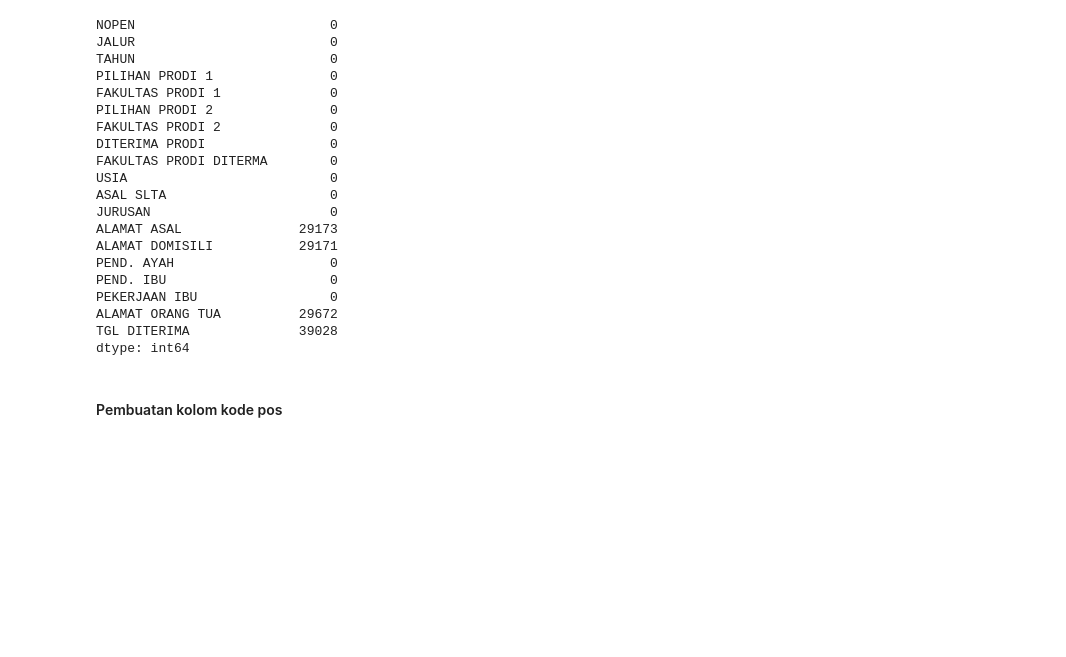
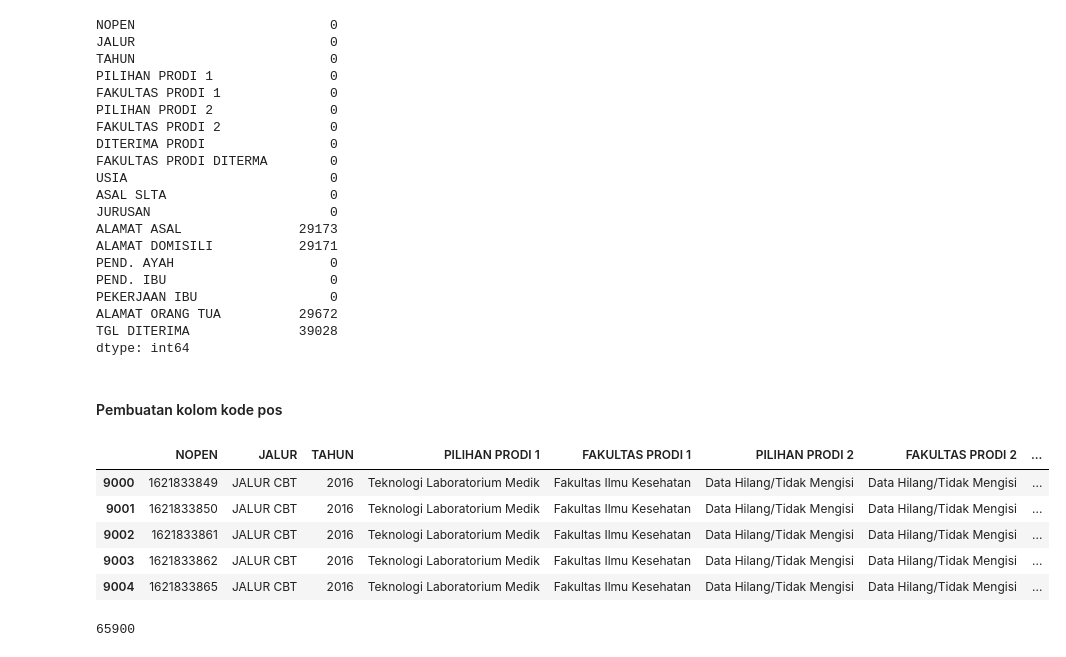
Before and after one commit to dhikaramadhansaputra/Full_Project_Data_Analyst, a Jupyter notebook: Tren Penerimaan MABA UMP 2014 - 2024/worksheet/pre-processing.ipynb, the cells around one changed output. Drawn from its saved outputs; the diff is of its cells as text; code cells hidden in the pictures; blank space fills up the shorter version.

```diff
--- a/Tren Penerimaan MABA UMP 2014 - 2024/worksheet/pre-processing.ipynb
+++ b/Tren Penerimaan MABA UMP 2014 - 2024/worksheet/pre-processing.ipynb
@@ -1130,3 +1131,19 @@ TGL DITERIMA              39028
 dtype: int64
 # %% [markdown]
 #### Pembuatan kolom kode pos
+# %%
+# mengecek kolom ALAMAT DOMISILI yang valuenya terdapat KODEPOS
+df[~df['ALAMAT DOMISILI'].isna()].head()
+# %% [output]
+|  | NOPEN | JALUR | TAHUN | PILIHAN PRODI 1 | FAKULTAS PRODI 1 | PILIHAN PRODI 2 | FAKULTAS PRODI 2 | ... |
+| 9000 | 1621833849 | JALUR CBT | 2016 | Teknologi Laboratorium Medik | Fakultas Ilmu Kesehatan | Data Hilang/Tidak Mengisi | Data Hilang/Tidak Mengisi | ... |
+| 9001 | 1621833850 | JALUR CBT | 2016 | Teknologi Laboratorium Medik | Fakultas Ilmu Kesehatan | Data Hilang/Tidak Mengisi | Data Hilang/Tidak Mengisi | ... |
+| 9002 | 1621833861 | JALUR CBT | 2016 | Teknologi Laboratorium Medik | Fakultas Ilmu Kesehatan | Data Hilang/Tidak Mengisi | Data Hilang/Tidak Mengisi | ... |
+| 9003 | 1621833862 | JALUR CBT | 2016 | Teknologi Laboratorium Medik | Fakultas Ilmu Kesehatan | Data Hilang/Tidak Mengisi | Data Hilang/Tidak Mengisi | ... |
+| 9004 | 1621833865 | JALUR CBT | 2016 | Teknologi Laboratorium Medik | Fakultas Ilmu Kesehatan | Data Hilang/Tidak Mengisi | Data Hilang/Tidak Mengisi | ... |
+# %%
+# mengubah kolom ALAMAT DOMISILI yang tidak ada KODEPOS menjadi null values
+df.loc[~df['ALAMAT DOMISILI'].str.contains('KODEPOS', na=False), 'ALAMAT DOMISILI'] = np.nan
+len(df['ALAMAT DOMISILI'].isna())
+# %% [output]
+65900
```
Also changed, not shown: parts of 5 cells of this notebook, 2 other files.
